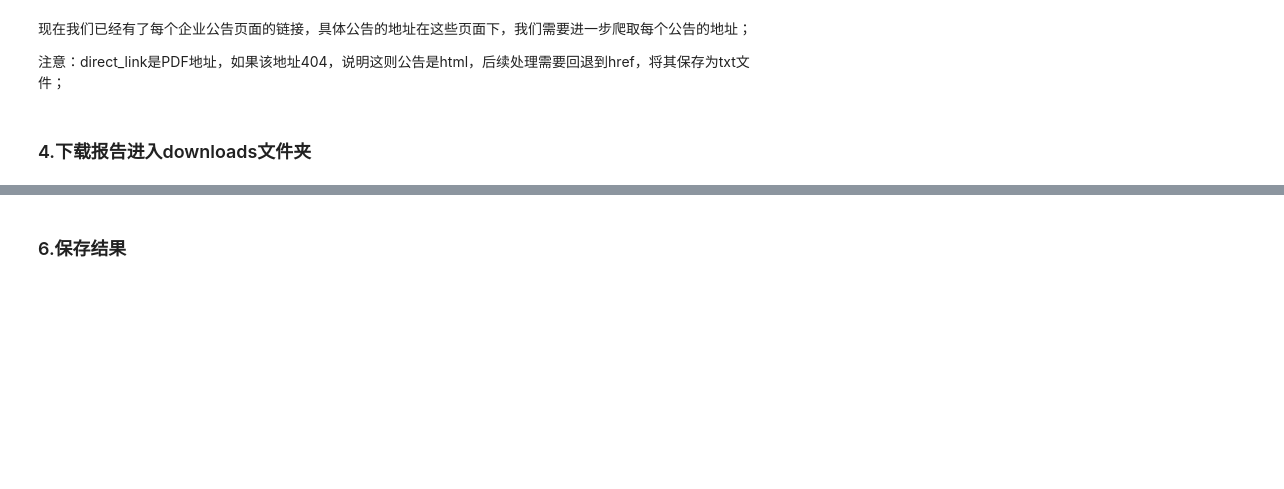
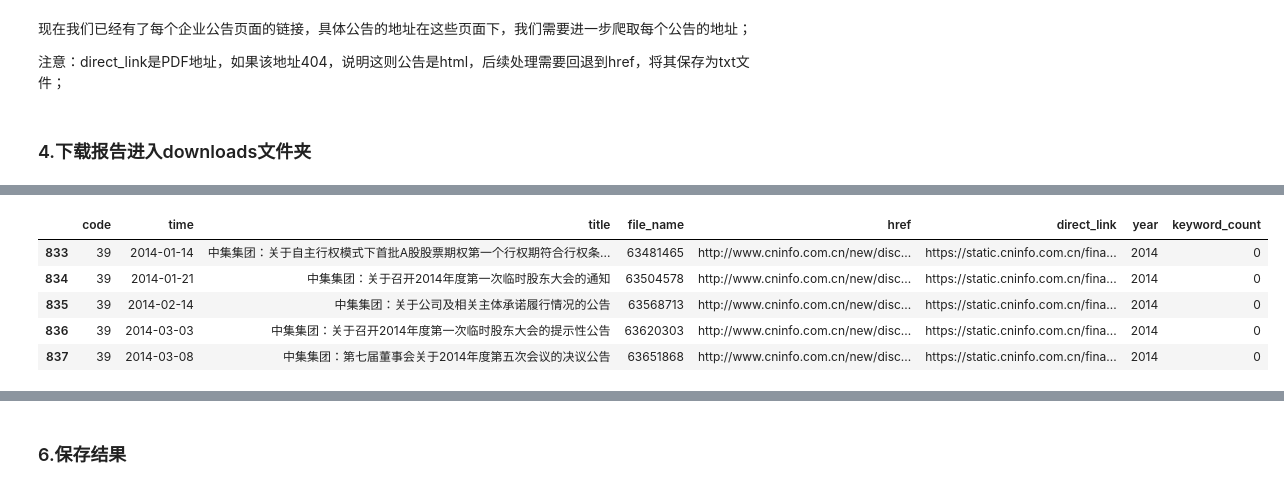
Before and after one commit to CrazyEight88/cninfo_announcements, a Jupyter notebook: main.ipynb, the cells around one changed output, grey strips where cells are left out. Cells and saved outputs as stored; diff of their text form; code cells hidden in the pictures; blank space fills up the shorter version.

```diff
--- a/main.ipynb
+++ b/main.ipynb
@@ -377 +415,20 @@ announcements_list.head()
+# %%
+# 抽样五个公司
+# sampled_codes = df['code'].sample(n=5, replace=False).unique()
+# df = df[df['code'].isin(sampled_codes)]
+
+announcement_path = "output/04_announcements"
+
+keywords = ['数字化']
+
+df['keyword_count'] = df.progress_apply(lambda x: count_keywords(keywords, x['code'], x['file_name']), axis=1)
+
+df.head()
+# %% [output]
+|  | code | time | title | file_name | href | direct_link | year | keyword_count |
+| 833 | 39 | 2014-01-14 | 中集集团：关于自主行权模式下首批A股股票期权第一个行权期符合行权条... | 63481465 | http://www.cninfo.com.cn/new/disc... | https://static.cninfo.com.cn/fina... | 2014 | 0 |
+| 834 | 39 | 2014-01-21 | 中集集团：关于召开2014年度第一次临时股东大会的通知 | 63504578 | http://www.cninfo.com.cn/new/disc... | https://static.cninfo.com.cn/fina... | 2014 | 0 |
+| 835 | 39 | 2014-02-14 | 中集集团：关于公司及相关主体承诺履行情况的公告 | 63568713 | http://www.cninfo.com.cn/new/disc... | https://static.cninfo.com.cn/fina... | 2014 | 0 |
+| 836 | 39 | 2014-03-03 | 中集集团：关于召开2014年度第一次临时股东大会的提示性公告 | 63620303 | http://www.cninfo.com.cn/new/disc... | https://static.cninfo.com.cn/fina... | 2014 | 0 |
+| 837 | 39 | 2014-03-08 | 中集集团：第七届董事会关于2014年度第五次会议的决议公告 | 63651868 | http://www.cninfo.com.cn/new/disc... | https://static.cninfo.com.cn/fina... | 2014 | 0 |
 # %%
```
Also changed, not shown: parts of 26 cells of this notebook, 4 other files.
